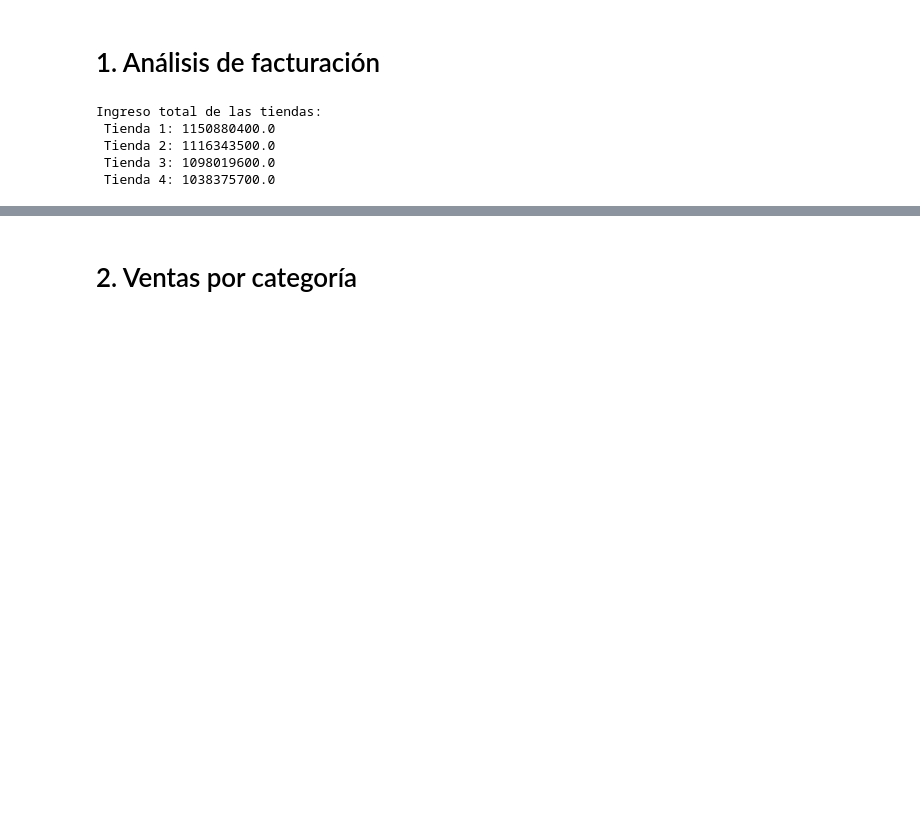
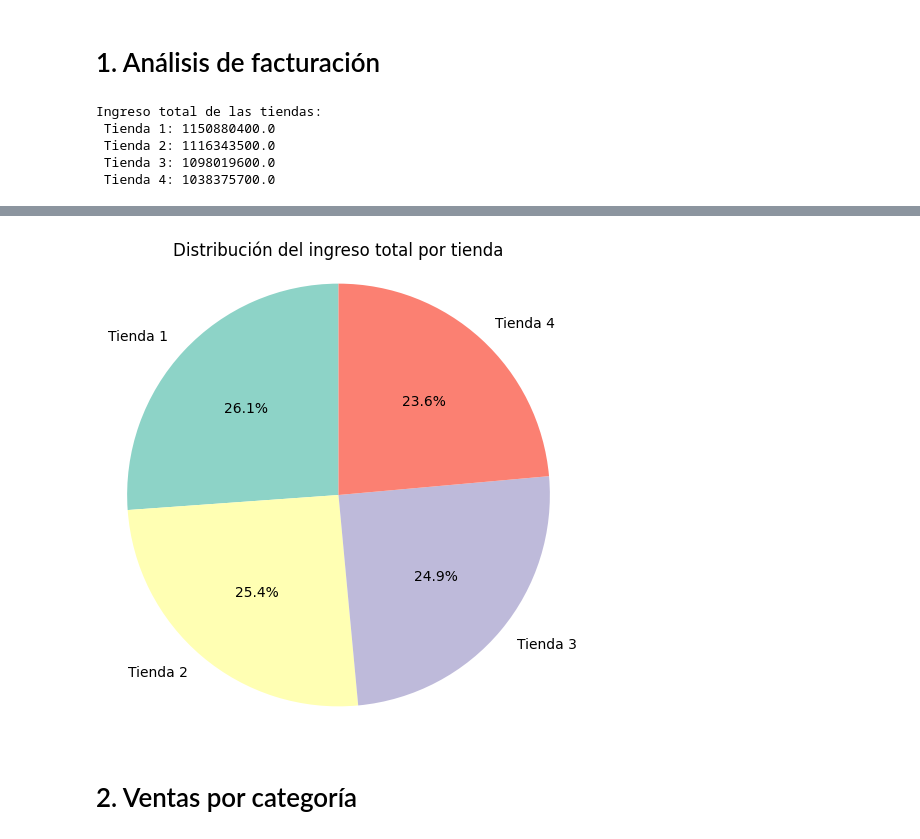
Before and after one commit to RamsesSosa04/Alura_Store_Latam, a Jupyter notebook: AluraStoreLatam.ipynb, the cells around one changed output, grey strips where cells are left out. Saved outputs shown, nothing was run; the diff lists cells and outputs as text; code cells hidden in the pictures; blank space fills up the shorter version.

```diff
--- a/AluraStoreLatam.ipynb
+++ b/AluraStoreLatam.ipynb
@@ -38,3 +62,11 @@ Ingreso total de las tiendas:
+# %%
+plt.figure(figsize=(6, 6))
+plt.pie(ingresos, labels=tiendas, autopct='%1.1f%%', startangle=90, colors=plt.cm.Set3.colors)
+plt.title('Distribución del ingreso total por tienda')
+plt.axis('equal')
+plt.show()
+# %% [output]
+[figure, added]
 # %% [markdown]
 # 2. Ventas por categoría
 # %%
```
Also changed, not shown: parts of 2 cells of this notebook.
